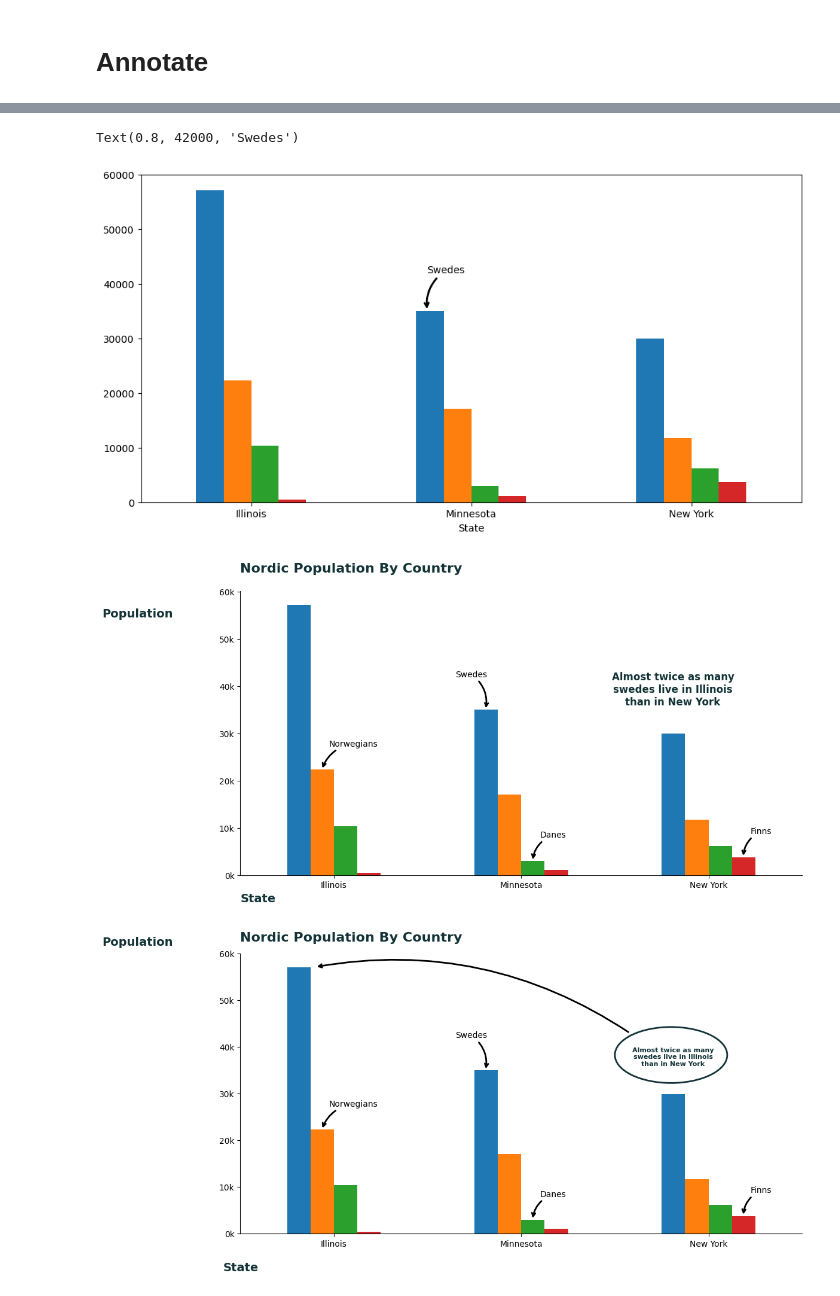
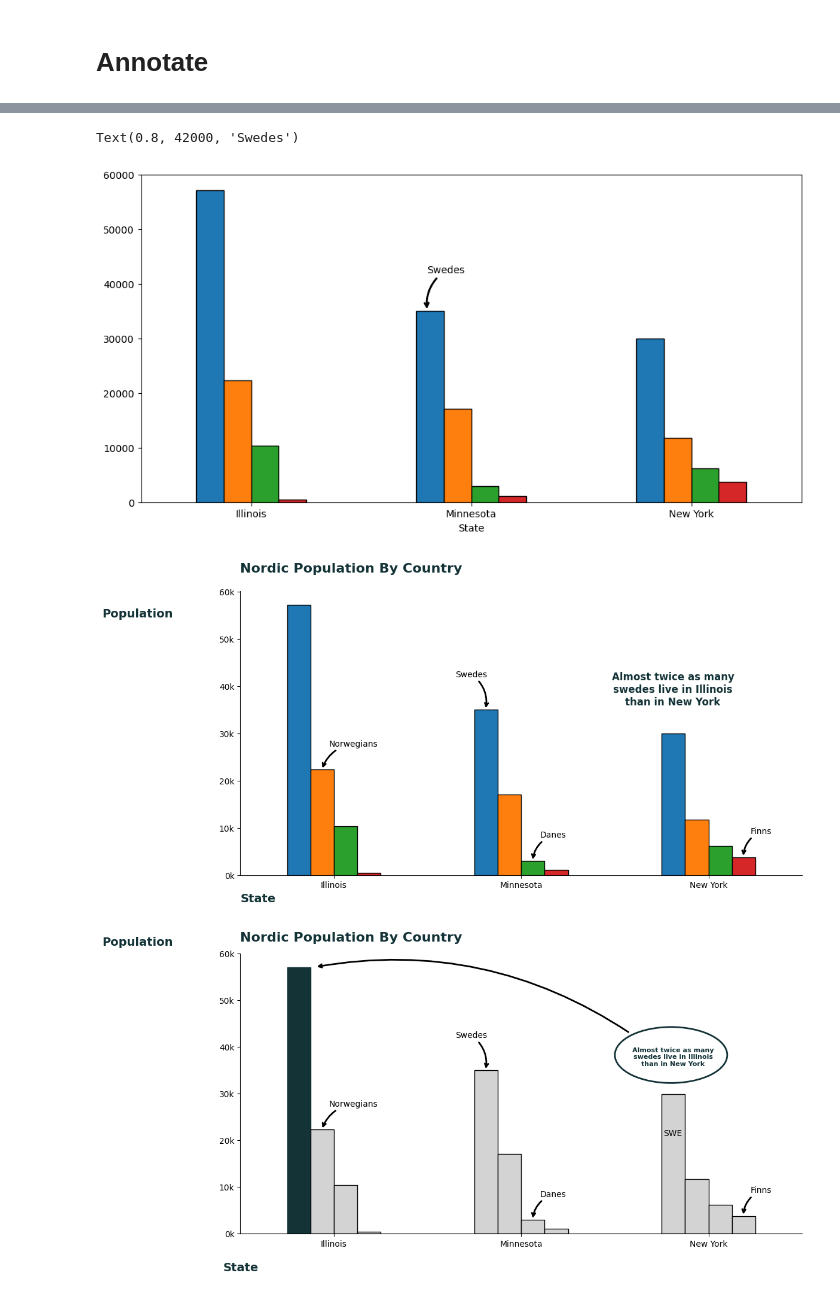
Before and after one commit to Nirre23/data_visualization, a Jupyter notebook: exercises/exercise1/storytelling_nordic.ipynb, the cells around one changed output, grey strips where cells are left out. Drawn from its saved outputs; the diff is of its cells as text; code cells hidden in the pictures.

```diff
--- a/exercises/exercise1/storytelling_nordic.ipynb
+++ b/exercises/exercise1/storytelling_nordic.ipynb
@@ -102,7 +102,7 @@ top_3_nordic
 # Annotate
 # %%
 def nordic_plot():
-    ax = top_3_nordic.plot(kind = "bar", figsize=(12,6))
+    ax = top_3_nordic.plot(kind = "bar", figsize=(12,6), edgecolor= 'black')
     ax.set_xticklabels(top_3_nordic.index, rotation = 0)
 
     fig = ax.get_figure()
@@ -130,7 +130,7 @@ arrowprops = dict(arrowstyle="->", linewidth=2, connectionstyle="arc3, rad=.3")
 ax.annotate(text="Swedes", xy=(0.8, 35000), arrowprops=arrowprops, xytext=(0.8, 42000))
 # %% [output]
 Text(0.8, 42000, 'Swedes')
-[figure, old version]
+[figure, new version]
 # %%
 # fig, ax = nordic_plot()
 
@@ -235,4 +235,4 @@ def plot_nordic_population():
 
 plot_nordic_population()
 # %% [output]
-[figure, old version]
+[figure, new version]
@@ -316,31 +324,50 @@ def plot_nordic_population():
         ha='center',
         fontsize=8,
         color='#133337',
         fontweight='bold'
     )
 
 
     # Lägg till en oval (ellipse) i ploten
     ellipse = Ellipse(
     xy=(1.8, 38300),       # mittpunkt (x, y) — anpassa efter din graf
     width=0.6,             # bredden på ovalen
     height=12000,
     edgecolor='#133337',  # kantfärg
     facecolor = 'none' ,# höjden på ovalen,      # kantfärg,      # fyllning (ändra till t.ex. 'lightblue' om du vill fylla)
     linewidth=2
 )
 
 # Lägg till ovalen till axeln
     ax.add_patch(ellipse)
     ax.annotate(arrowprops=dict(arrowstyle="->", linewidth=2, connectionstyle="arc3, rad=.2"),
                 xy=(-0.1, 57158), xytext=(1.58, 43000), text=None, fontsize=10,
                 color='#133337', fontweight='bold')
 
+    for bar in swede_bars:
+        bar.set_color('lightgray')
+    for bar in norwegian_bars:
+        bar.set_color('lightgray')
+    for bar in danish_bars:
+        bar.set_color('lightgray')
+    for bar in finnish_bars:
+        bar.set_color('lightgray')
+
+    # Sätt edgecolor till svart för alla staplar
+    for container in [swede_bars, norwegian_bars, danish_bars, finnish_bars]:
+        for bar in container:
+            bar.set_edgecolor('black')
+    n = ax.annotate(text = "SWE" , xy=(0.753, 0.35), xycoords=('axes fraction'))
+
+# Highlighta bara Illinois (första stapeln i swede_bars)
+    illinois_bar = swede_bars[0]
+    illinois_bar.set_color('#133337')  # Mörk färg för att sticka ut
+
     # Layout och spara
     plt.tight_layout()
     plt.savefig('../plots/nordic_plot.png', dpi=72)
     plt.show()
 
 plot_nordic_population()
 # %% [output]
-[figure, old version]
+[figure, new version]
```
Also changed, not shown: parts of 3 cells of this notebook, 2 other files.
